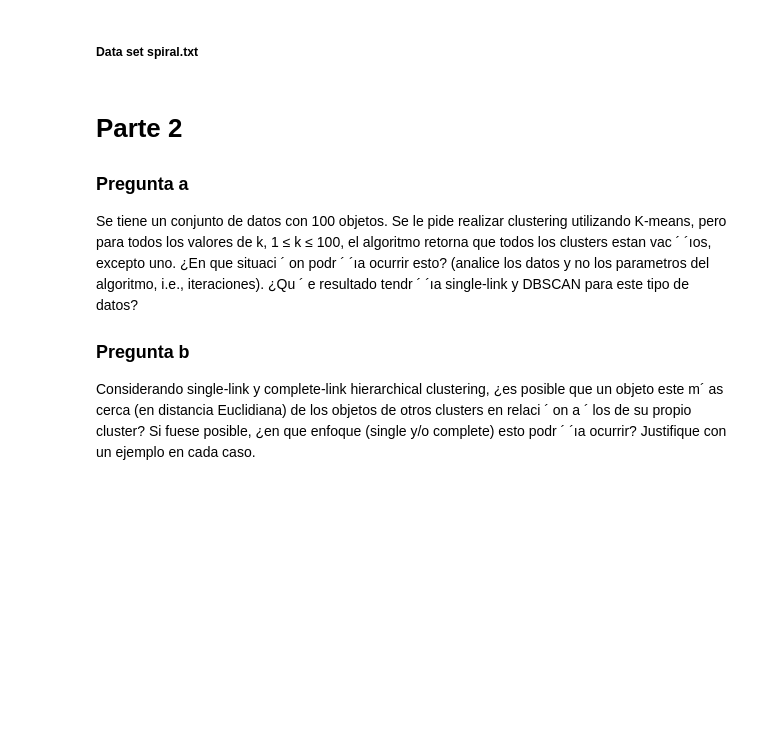
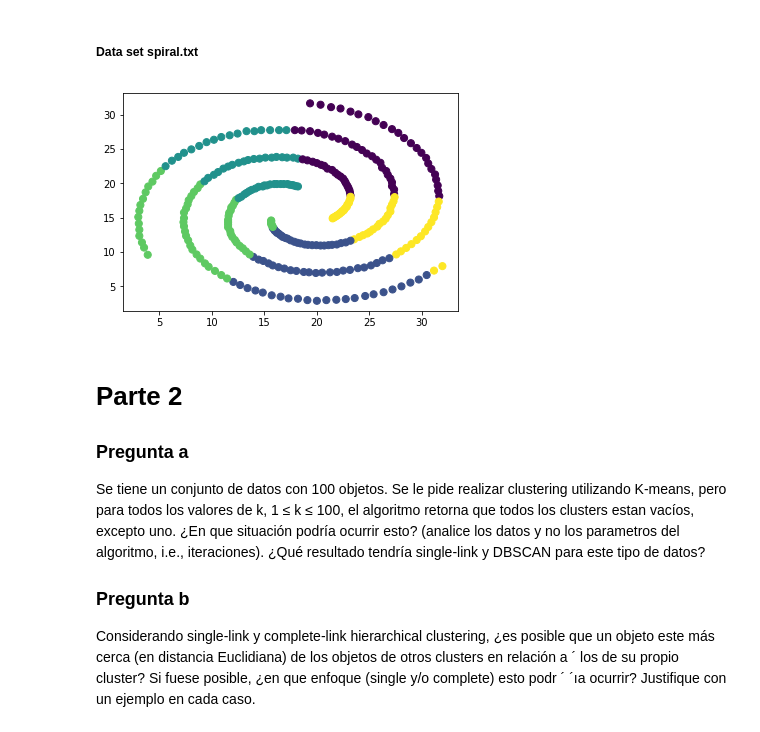
Before and after one commit to yuphyn/Mineria-Tarea-1, a Jupyter notebook: tarea_1.ipynb, the cells around one changed output. Drawn from its saved outputs; the diff is of its cells as text; code cells hidden in the pictures; blank space fills up the shorter version.

```diff
--- a/tarea_1.ipynb
+++ b/tarea_1.ipynb
@@ -425,5 +449,15 @@ ModuleNotFoundError: No module named 'sklearn.extensions'
 # %% [markdown]
 ##### Data set spiral.txt
+# %%
+data=spiral_xy.transpose()
+cntr, u, u0, d, jm, p, fpc=fuzzy.cmeans(data,5,5, error=0.005, maxiter=1000, init=None)
+cluster_membership = np.argmax(u, axis=0)
+cluster_membership
+plt.scatter(spiral_xy[:, 0], spiral_xy[:, 1], c=cluster_membership, s=50, cmap='viridis')
+
+plt.show()
+# %% [output]
+[figure, added]
 # %% [markdown]
 # Parte 2
 
@@ -431,13 +465,13 @@ ModuleNotFoundError: No module named 'sklearn.extensions'
 
 Se tiene un conjunto de datos con 100 objetos. Se le pide realizar clustering utilizando
 K-means, pero para todos los valores de k, 1 ≤ k ≤ 100, el algoritmo retorna que todos los
-clusters estan vac ´ ´ıos, excepto uno. ¿En que situaci ´ on podr ´ ´ıa ocurrir esto? (analice los datos
-y no los parametros del algoritmo, i.e., iteraciones). ¿Qu ´ e resultado tendr ´ ´ıa single-link y
+clusters estan vacíos, excepto uno. ¿En que situación podría ocurrir esto? (analice los datos
+y no los parametros del algoritmo, i.e., iteraciones). ¿Qué resultado tendría single-link y
 DBSCAN para este tipo de datos?
 
 ### Pregunta b
 
 Considerando single-link y complete-link hierarchical clustering, ¿es posible que un
-objeto este m´ as cerca (en distancia Euclidiana) de los objetos de otros clusters en relaci ´ on a ´
+objeto este más cerca (en distancia Euclidiana) de los objetos de otros clusters en relación a ´
 los de su propio cluster? Si fuese posible, ¿en que enfoque (single y/o complete) esto podr ´ ´ıa
 ocurrir? Justifique con un ejemplo en cada caso.
```
Also changed, not shown: parts of 15 cells of this notebook.
